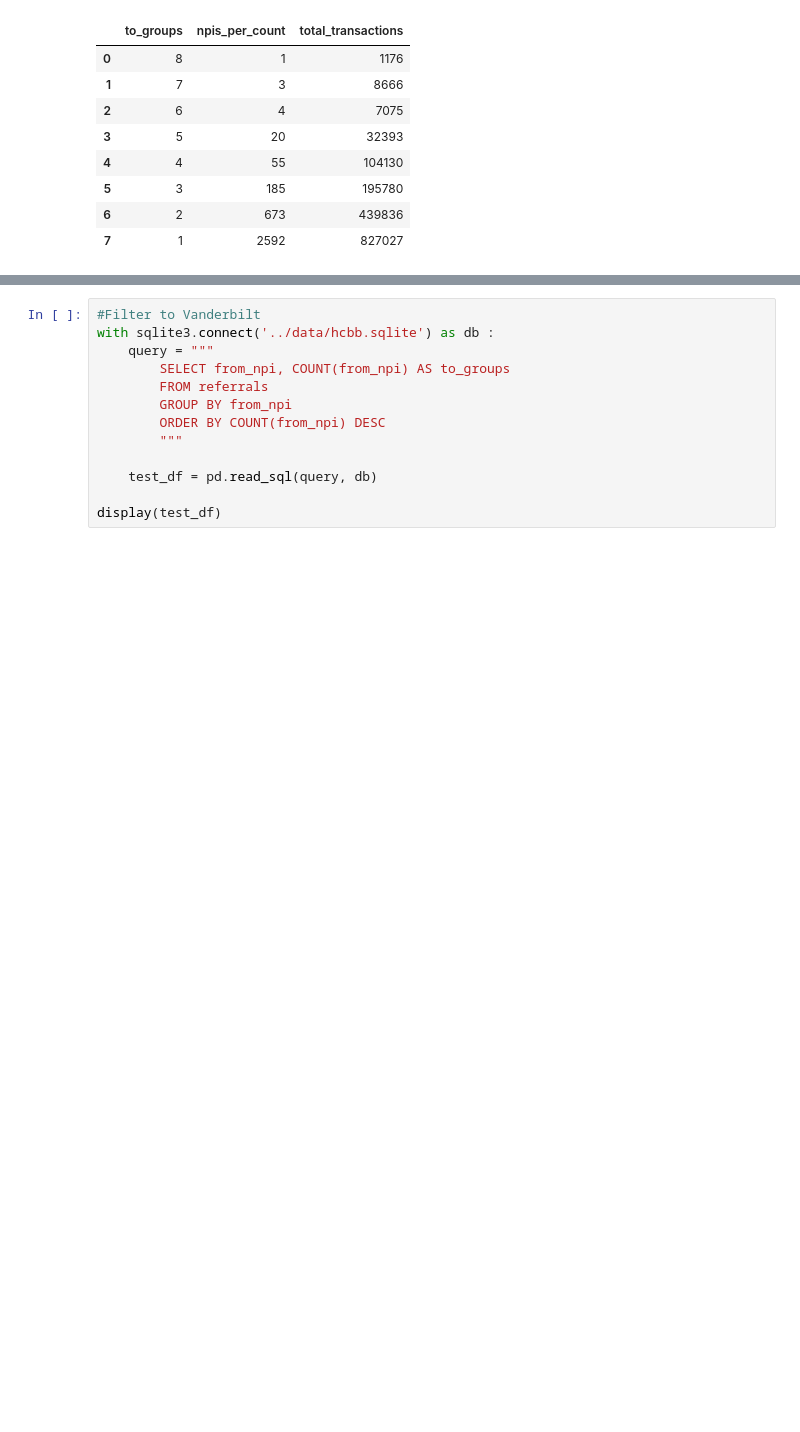
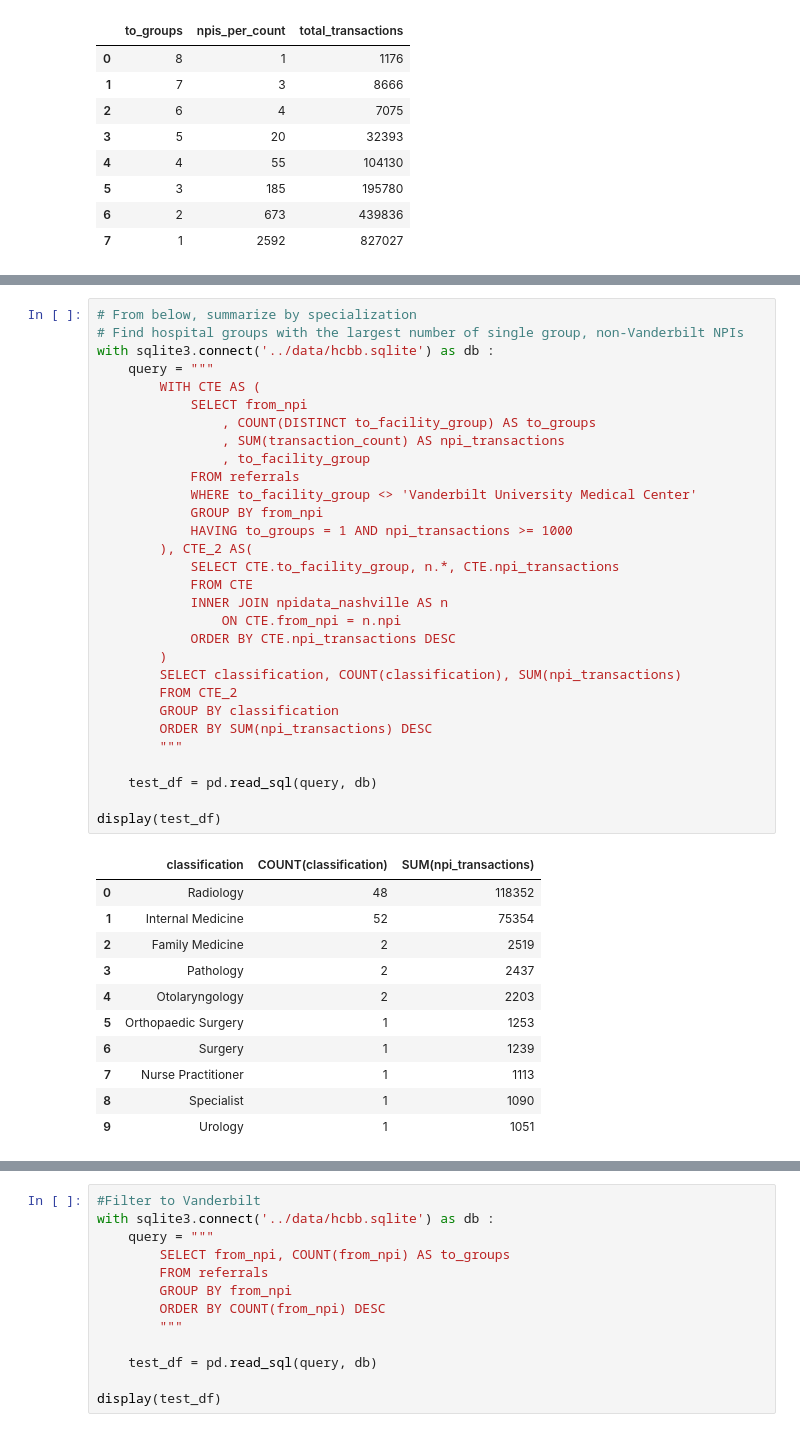
Before and after one commit to nss-data-science-cohort-4/hcbb_hop_team-3m, a Jupyter notebook: notebooks/hcbb_parker04_final_exploration.ipynb, the cells around one changed output, grey strips where cells are left out. Drawn from its saved outputs; the diff is of its cells as text; blank space fills up the shorter version.

```diff
--- a/notebooks/hcbb_parker04_final_exploration.ipynb
+++ b/notebooks/hcbb_parker04_final_exploration.ipynb
@@ -203 +432,43 @@ display(test_df)
+# %%
+# From below, summarize by specialization
+# Find hospital groups with the largest number of single group, non-Vanderbilt NPIs
+with sqlite3.connect('../data/hcbb.sqlite') as db :
+    query = """
+        WITH CTE AS (
+            SELECT from_npi
+                , COUNT(DISTINCT to_facility_group) AS to_groups
+                , SUM(transaction_count) AS npi_transactions
+                , to_facility_group
+            FROM referrals
+            WHERE to_facility_group <> 'Vanderbilt University Medical Center'
+            GROUP BY from_npi
+            HAVING to_groups = 1 AND npi_transactions >= 1000
+        ), CTE_2 AS(
+            SELECT CTE.to_facility_group, n.*, CTE.npi_transactions
+            FROM CTE
+            INNER JOIN npidata_nashville AS n
+                ON CTE.from_npi = n.npi
+            ORDER BY CTE.npi_transactions DESC
+        )
+        SELECT classification, COUNT(classification), SUM(npi_transactions)
+        FROM CTE_2
+        GROUP BY classification
+        ORDER BY SUM(npi_transactions) DESC
+        """
+
+    test_df = pd.read_sql(query, db)
+
+display(test_df)
+# %% [output]
+|  | classification | COUNT(classification) | SUM(npi_transactions) |
+| 0 | Radiology | 48 | 118352 |
+| 1 | Internal Medicine | 52 | 75354 |
+| 2 | Family Medicine | 2 | 2519 |
+| 3 | Pathology | 2 | 2437 |
+| 4 | Otolaryngology | 2 | 2203 |
+| 5 | Orthopaedic Surgery | 1 | 1253 |
+| 6 | Surgery | 1 | 1239 |
+| 7 | Nurse Practitioner | 1 | 1113 |
+| 8 | Specialist | 1 | 1090 |
+| 9 | Urology | 1 | 1051 |
 # %%
```
Also changed, not shown: parts of 14 cells of this notebook.
